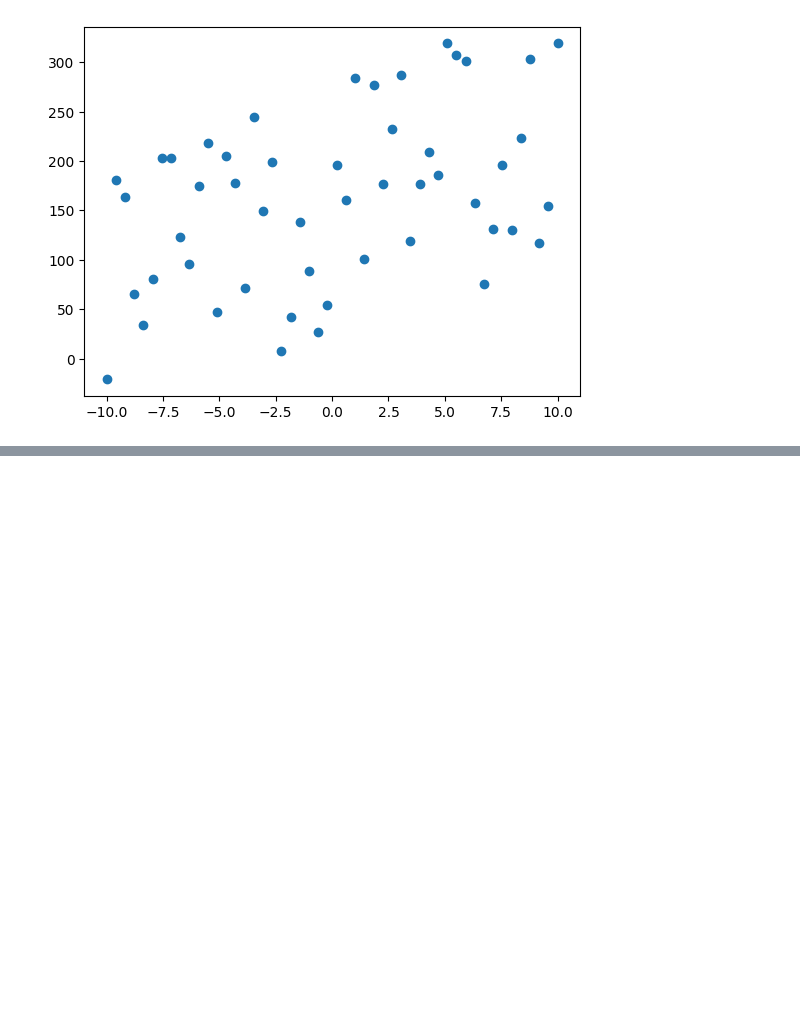
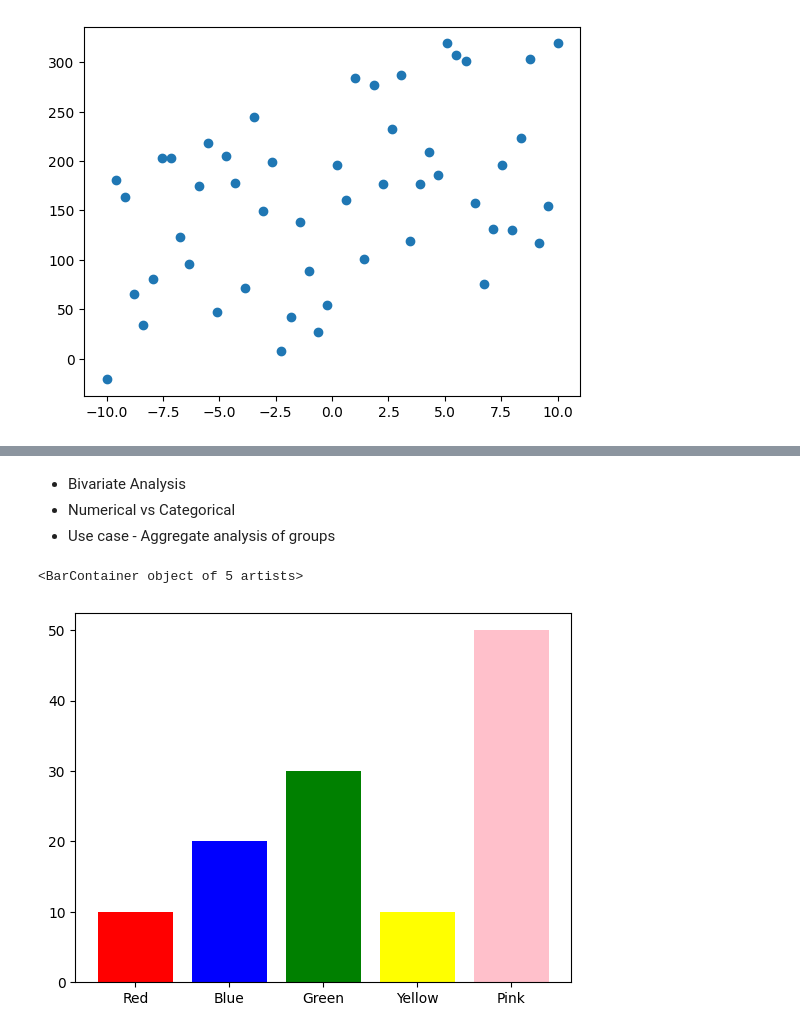
Before and after one commit to ShauryaPrakashVerma/Python_for_AI, a Jupyter notebook: Matplotlib.ipynb, the cells around one changed output, grey strips where cells are left out. Cells and saved outputs as stored; diff of their text form; code cells hidden in the pictures; blank space fills up the shorter version.

```diff
--- a/Matplotlib.ipynb
+++ b/Matplotlib.ipynb
@@ -157,0 +202,17 @@ plt.scatter(x,y)
+# %% [markdown]
+- Bivariate Analysis
+- Numerical vs Categorical
+- Use case - Aggregate analysis of groups
+# %%
+# bar chart
+# x --> categorical
+# y --> numerical
+
+y = [10, 20, 30, 10, 50]
+x = ['Red', 'Blue', 'Green', 'Yellow', 'Pink']
+
+# plt.bar(x , y, color=['red', 'blue', 'green'])   --if colors are less then they will loop
+plt.bar(x , y, color=['red', 'blue', 'green', 'yellow', 'pink'])
+# %% [output]
+<BarContainer object of 5 artists>
+[figure, added]
```
Also changed, not shown: parts of 30 cells of this notebook.
